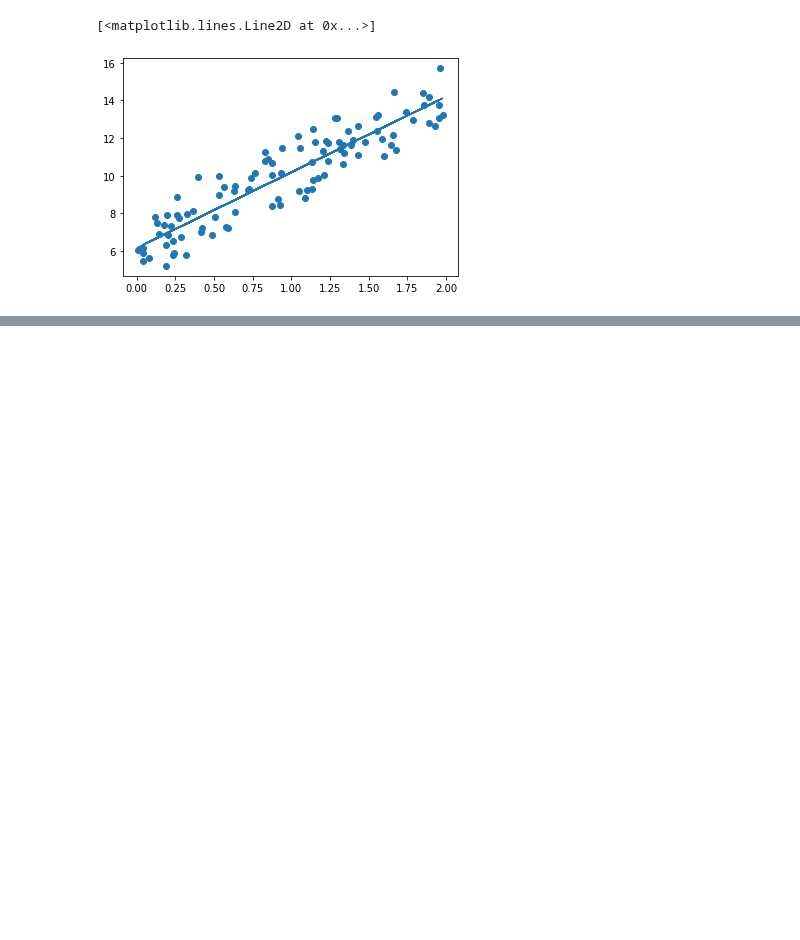
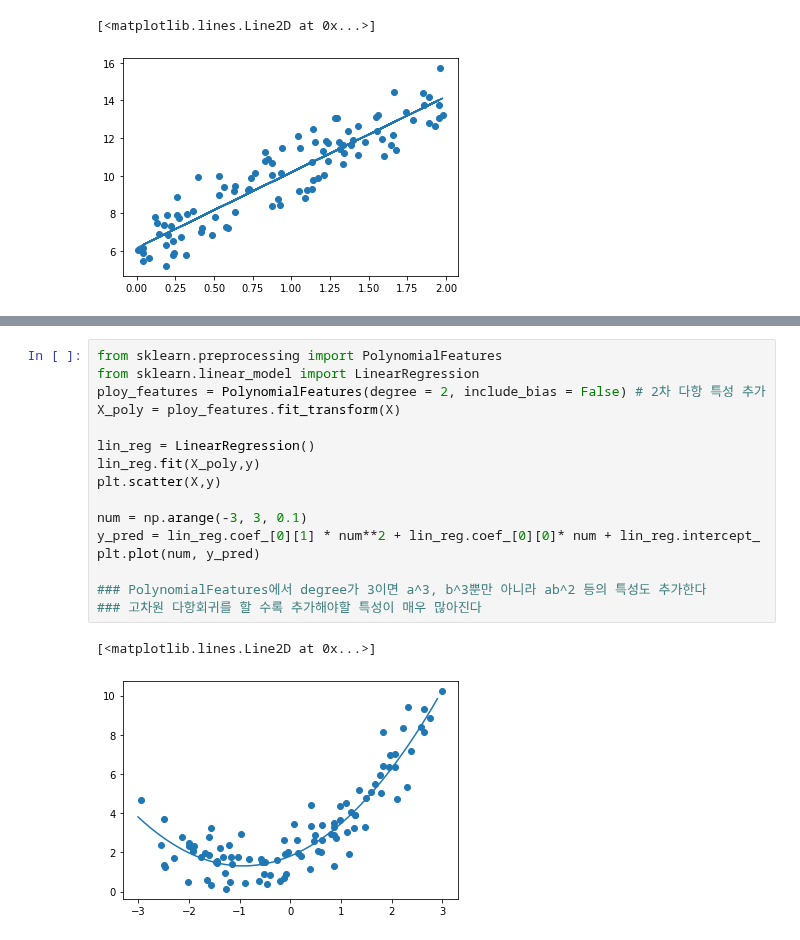
Before and after one commit to jerry-ryu/ML_beginning, a Jupyter notebook: 4.Regression.ipynb, the cells around one changed output, grey strips where cells are left out. Drawn from its saved outputs; the diff is of its cells as text; blank space fills up the shorter version.

```diff
--- a/4.Regression.ipynb
+++ b/4.Regression.ipynb
@@ -151,0 +179,19 @@ Cost: 0.9934784315632568
+# %%
+from sklearn.preprocessing import PolynomialFeatures
+from sklearn.linear_model import LinearRegression
+ploy_features = PolynomialFeatures(degree = 2, include_bias = False) # 2차 다항 특성 추가
+X_poly = ploy_features.fit_transform(X)
+
+lin_reg = LinearRegression()
+lin_reg.fit(X_poly,y)
+plt.scatter(X,y)
+
+num = np.arange(-3, 3, 0.1)
+y_pred = lin_reg.coef_[0][1] * num**2 + lin_reg.coef_[0][0]* num + lin_reg.intercept_
+plt.plot(num, y_pred)
+
+### PolynomialFeatures에서 degree가 3이면 a^3, b^3뿐만 아니라 ab^2 등의 특성도 추가한다
+### 고차원 다항회귀를 할 수록 추가해야할 특성이 매우 많아진다
+# %% [output]
+[<matplotlib.lines.Line2D at 0x...>]
+[figure, added]
```
Also changed, not shown: parts of 7 cells of this notebook.
